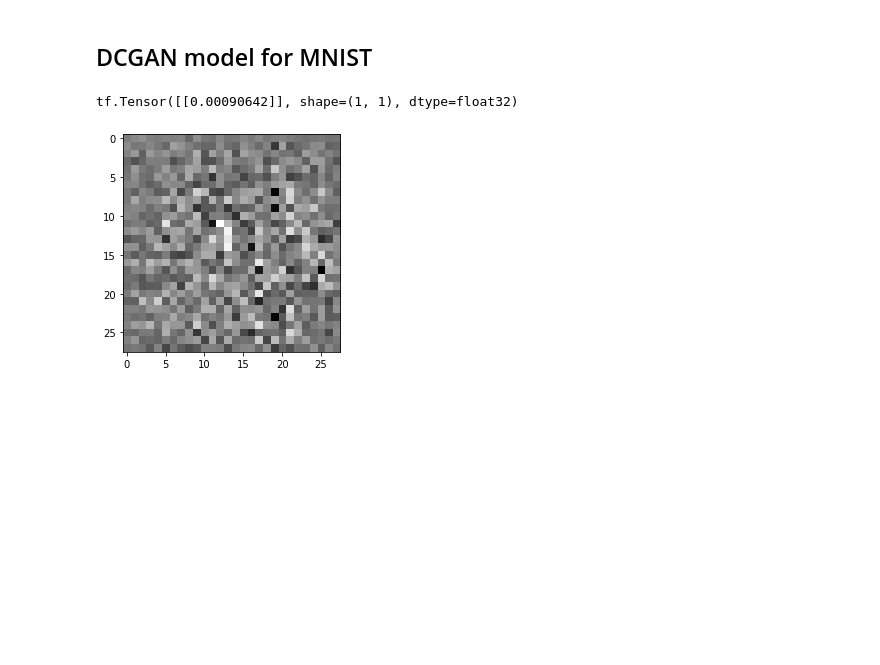
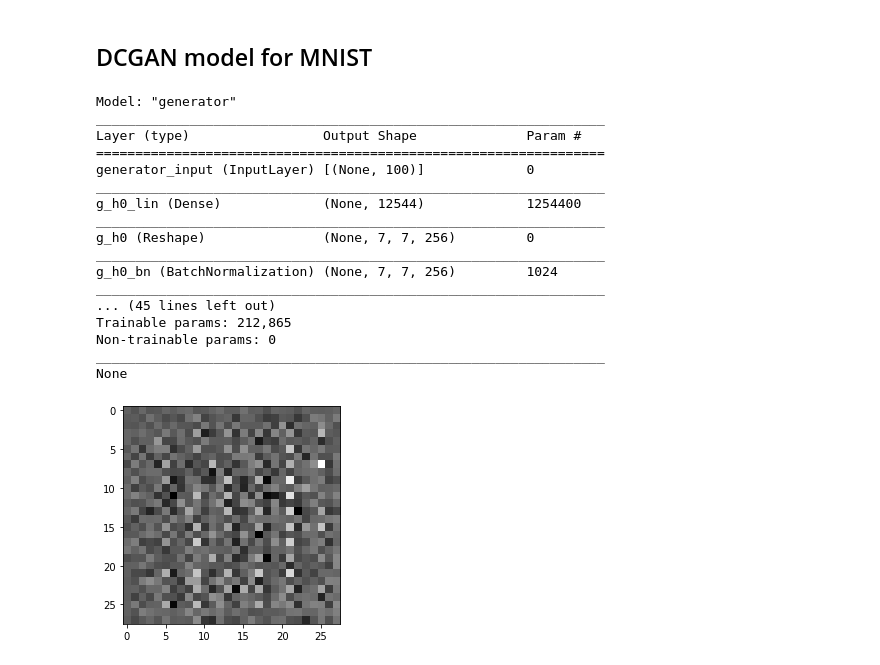
Before and after one commit to DiogorPinheiro/Cool_GANs_Fake_Celebrities, a Jupyter notebook: notebooks/main.ipynb, the cells around one changed output. Cells and saved outputs as stored; diff of their text form; code cells hidden in the pictures; blank space fills up the shorter version.

Commit message:
added configurable generator via yaml config. discriminator is fixed for now.

```diff
--- a/notebooks/main.ipynb
+++ b/notebooks/main.ipynb
@@ -444,0 +382,6 @@ class DCGAN(keras.Model):
+# %%
+def conv_out_size_same(size, stride):
+    """
+    https://github.com/carpedm20/DCGAN-tensorflow/blob/62c9a2a7f74505cad30858bf40307c93e5bd9293/model.py#L14
+    """
+    return int(math.ceil(float(size) / float(stride)))
@@ -445,19 +530,46 @@ class DCGAN(keras.Model):
 # %%
+with open("config_tf_example.yml", 'r') as stream:
+    try:
+        cfg = yaml.safe_load(stream)
+    except yaml.YAMLError as exc:
+        print(exc)
+
 input_shape = (100,)
 output_shape = (28, 28, 1)
 
-dcgan = DCGAN(input_shape=input_shape, name="my_dcgan")
 
-generator = dcgan.make_generator(input_shape)
+dcgan = DCGAN(input_shape=input_shape, name="my_dcgan", **cfg)
+
+generator = dcgan.make_generator(input_shape, output_shape)
+
+print(generator.summary())
 
 noise = tf.random.normal([1, 100])
 generated_image = generator(noise, training=False)
 
 plt.imshow(generated_image[0, :, :, 0], cmap='gray')
 
 discriminator = dcgan.make_discriminator(output_shape)
 decision = discriminator(generated_image)
 print(decision)
+
+print(discriminator.summary())
 # %% [output]
-tf.Tensor([[0.00090642]], shape=(1, 1), dtype=float32)
+Model: "generator"
+_________________________________________________________________
+Layer (type)                 Output Shape              Param #
+=================================================================
+generator_input (InputLayer) [(None, 100)]             0
+_________________________________________________________________
+g_h0_lin (Dense)             (None, 12544)             1254400
+_________________________________________________________________
+g_h0 (Reshape)               (None, 7, 7, 256)         0
+_________________________________________________________________
+g_h0_bn (BatchNormalization) (None, 7, 7, 256)         1024
+_________________________________________________________________
+... (45 lines left out)
+Trainable params: 212,865
+Non-trainable params: 0
+_________________________________________________________________
+None
-[figure, old version]
+[figure, new version]
```
Also changed, not shown: parts of 6 cells of this notebook, 4 other files.
